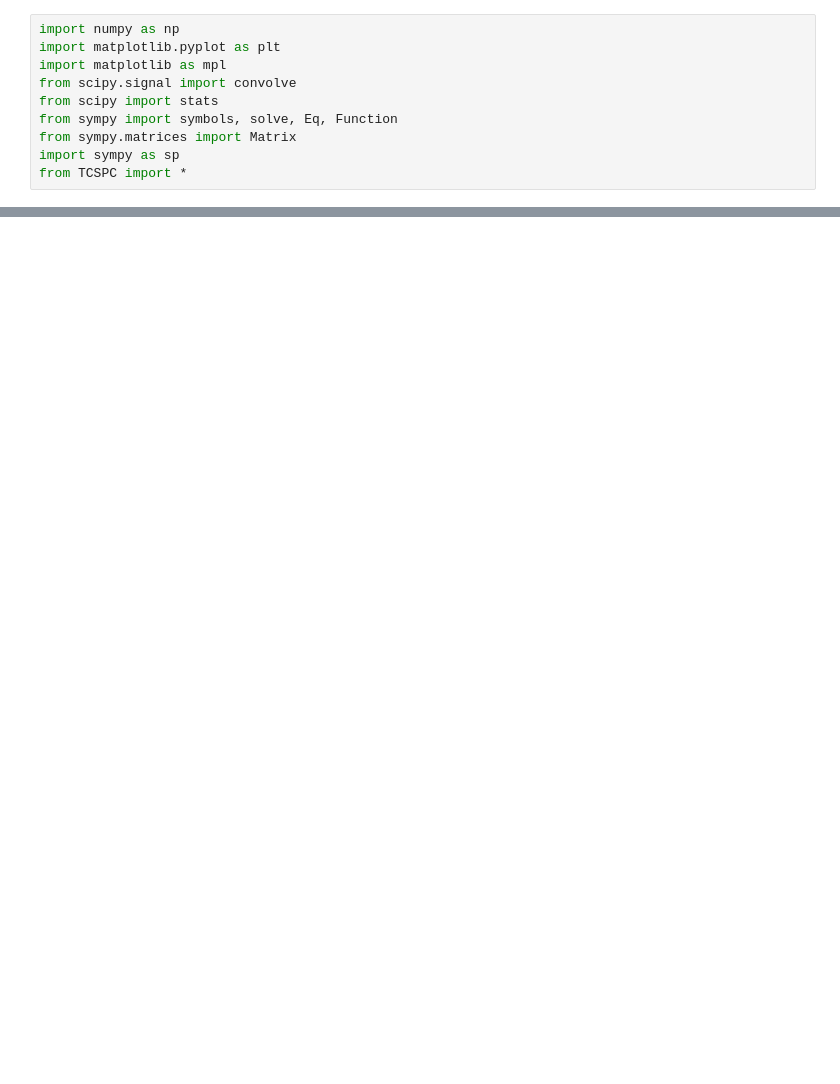
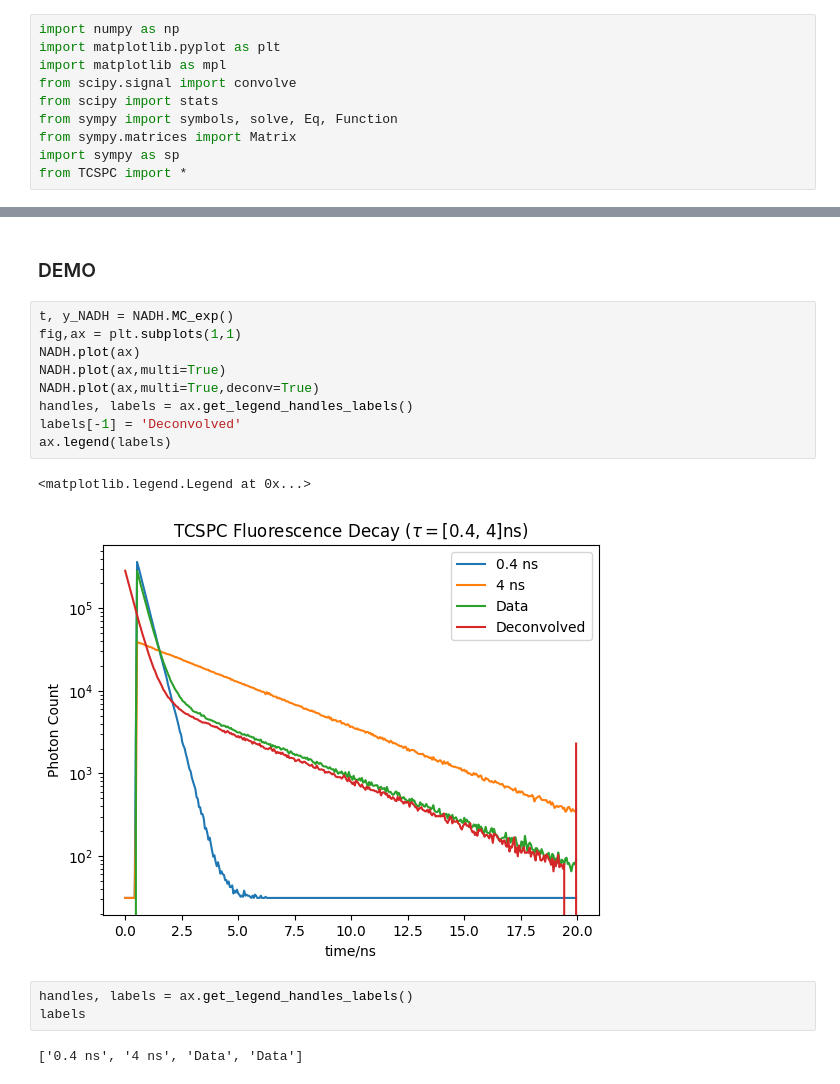
Before and after one commit to ngcnpeter/Y3_Group_Project_2B, a Jupyter notebook: TCSPC-simulation/interim_report.ipynb, the cells around one changed output, grey strips where cells are left out. Drawn from its saved outputs; the diff is of its cells as text; blank space fills up the shorter version.

```diff
--- a/TCSPC-simulation/interim_report.ipynb
+++ b/TCSPC-simulation/interim_report.ipynb
@@ -14,0 +13,19 @@ NameError: name 'DEMO' is not defined
+# %% [markdown]
+### DEMO
+# %%
+t, y_NADH = NADH.MC_exp()
+fig,ax = plt.subplots(1,1)
+NADH.plot(ax)
+NADH.plot(ax,multi=True)
+NADH.plot(ax,multi=True,deconv=True)
+handles, labels = ax.get_legend_handles_labels()
+labels[-1] = 'Deconvolved'
+ax.legend(labels)
+# %% [output]
+<matplotlib.legend.Legend at 0x...>
+[figure, added]
+# %%
+handles, labels = ax.get_legend_handles_labels()
+labels
+# %% [output]
+['0.4 ns', '4 ns', 'Data', 'Data']
```
Also changed, not shown: parts of 1 cell of this notebook, 1 other file.
